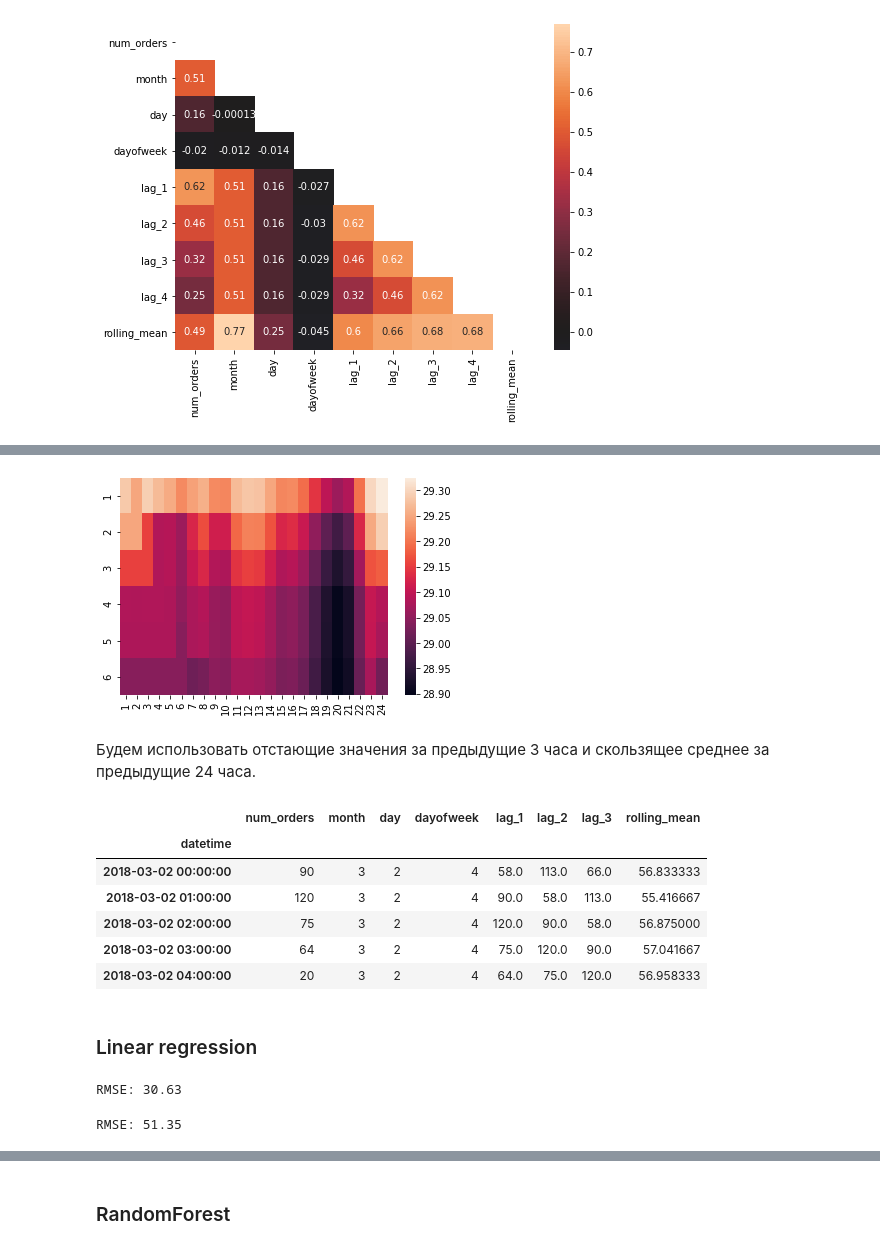
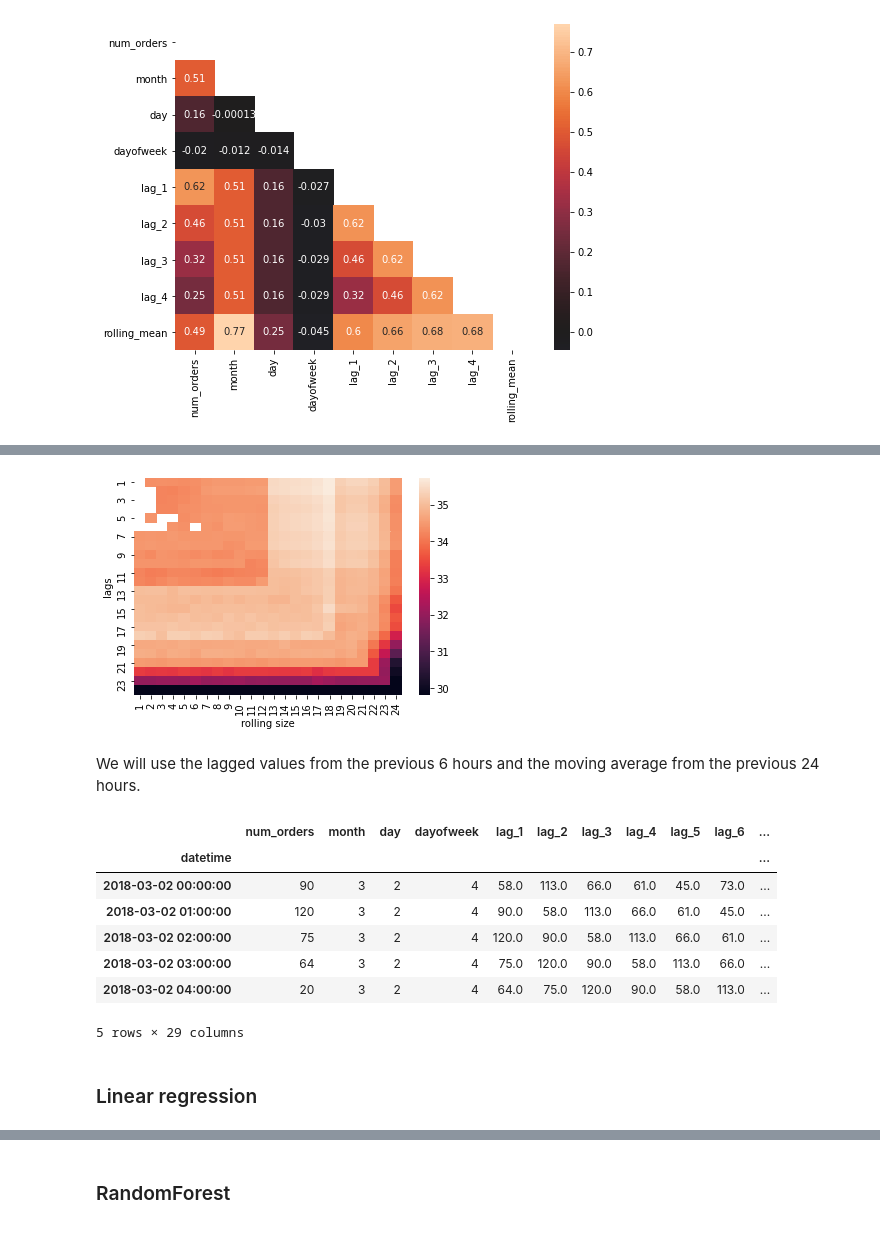
Before and after one commit to acetat/projects_yandex, a Jupyter notebook: project-taxi/project_taxi.ipynb, the cells around one changed output, grey strips where cells are left out. Drawn from its saved outputs; the diff is of its cells as text; code cells hidden in the pictures.

```diff
--- a/project-taxi/project_taxi.ipynb
+++ b/project-taxi/project_taxi.ipynb
@@ -139,35 +139,37 @@ sns.heatmap(corr, center=0, annot=True, mask=matrix)
 # %%
-lags = range(1,7)
+lags = range(1,25)
 rolling_sizes = range(1,25)
 rmse=[]
-rmse2=[]
+вtscv= TimeSeriesSplit()
+
+tscv= TimeSeriesSplit()
+model = LinearRegression()
 
 for lag in lags:
     for rolling_size in rolling_sizes:
         data_new = make_features(data, lag, rolling_size)
-
-        X_train,X_test, y_train, y_test = train_test_split(data_new.drop(['num_orders'], axis=1),
-                                                             data_new['num_orders'], shuffle=False, test_size=0.2)
-        model = LinearRegression()
-        model.fit(X_train, y_train)
-        train_pred = model.predict(X_train)
-        rmse.append(mean_squared_error(train_pred, y_train)**0.5)
+        gridsearch = GridSearchCV(model, param_grid={}, scoring='neg_root_mean_squared_error', cv=tscv, n_jobs=7)
+        search = gridsearch.fit(data_new.drop(['num_orders'], axis=1), data_new['num_orders'])
+        rmse.append(-search.best_score_)
 # %%
 rmse_results = pd.DataFrame(data=np.array(rmse).reshape(len(lags), len(rolling_sizes)), columns=rolling_sizes, index=lags)
-sns.heatmap(rmse_results)
+sns.heatmap(rmse_results[rmse_results<100])
+plt.xlabel('rolling size')
+plt.ylabel('lags')
 plt.show()
 # %% [output]
-[figure, old version]
+[figure, new version]
-# %% [markdown]
-Будем использовать отстающие значения за предыдущие 3 часа и скользящее среднее за предыдущие 24 часа.
+# %% [markdown]
+We will use the lagged values from the previous 6 hours and the moving average from the previous 24 hours.
 # %%
-df_with_features = make_features(df, max_lag=3, rolling_mean_size=24)
+df_with_features = make_features(df, max_lag=24, rolling_mean_size=24)
 display(df_with_features.head())
 # %% [output]
-|  | num_orders | month | day | dayofweek | lag_1 | lag_2 | lag_3 | rolling_mean |
-| datetime |  |  |  |  |  |  |  |  |
-| 2018-03-02 00:00:00 | 90 | 3 | 2 | 4 | 58.0 | 113.0 | 66.0 | 56.833333 |
-| 2018-03-02 01:00:00 | 120 | 3 | 2 | 4 | 90.0 | 58.0 | 113.0 | 55.416667 |
-| 2018-03-02 02:00:00 | 75 | 3 | 2 | 4 | 120.0 | 90.0 | 58.0 | 56.875000 |
-| 2018-03-02 03:00:00 | 64 | 3 | 2 | 4 | 75.0 | 120.0 | 90.0 | 57.041667 |
-| 2018-03-02 04:00:00 | 20 | 3 | 2 | 4 | 64.0 | 75.0 | 120.0 | 56.958333 |
+|  | num_orders | month | day | dayofweek | lag_1 | lag_2 | lag_3 | lag_4 | lag_5 | lag_6 | ... |
+| datetime |  |  |  |  |  |  |  |  |  |  | ... |
+| 2018-03-02 00:00:00 | 90 | 3 | 2 | 4 | 58.0 | 113.0 | 66.0 | 61.0 | 45.0 | 73.0 | ... |
+| 2018-03-02 01:00:00 | 120 | 3 | 2 | 4 | 90.0 | 58.0 | 113.0 | 66.0 | 61.0 | 45.0 | ... |
+| 2018-03-02 02:00:00 | 75 | 3 | 2 | 4 | 120.0 | 90.0 | 58.0 | 113.0 | 66.0 | 61.0 | ... |
+| 2018-03-02 03:00:00 | 64 | 3 | 2 | 4 | 75.0 | 120.0 | 90.0 | 58.0 | 113.0 | 66.0 | ... |
+| 2018-03-02 04:00:00 | 20 | 3 | 2 | 4 | 64.0 | 75.0 | 120.0 | 90.0 | 58.0 | 113.0 | ... |
+5 rows × 29 columns
@@ -178,16 +182,2 @@ X_train, X_test, y_train, y_test = train_test_split(df_with_features.drop(['num_
 # %% [markdown]
 ### Linear regression
-# %%
-model = LinearRegression()
-model.fit(X_train, y_train)
-train_pred = model.predict(X_train)
-print('RMSE:',round(mean_squared_error(train_pred, y_train)**0.5, 2))
-# %% [output]
-RMSE: 30.63
-# %%
-model = LinearRegression()
-model.fit(X_train, y_train)
-train_pred = model.predict(X_test)
-print('RMSE:',round(mean_squared_error(train_pred, y_test)**0.5, 2))
-# %% [output]
-RMSE: 51.35
```
Also changed, not shown: parts of 38 cells of this notebook, 1 other file.
